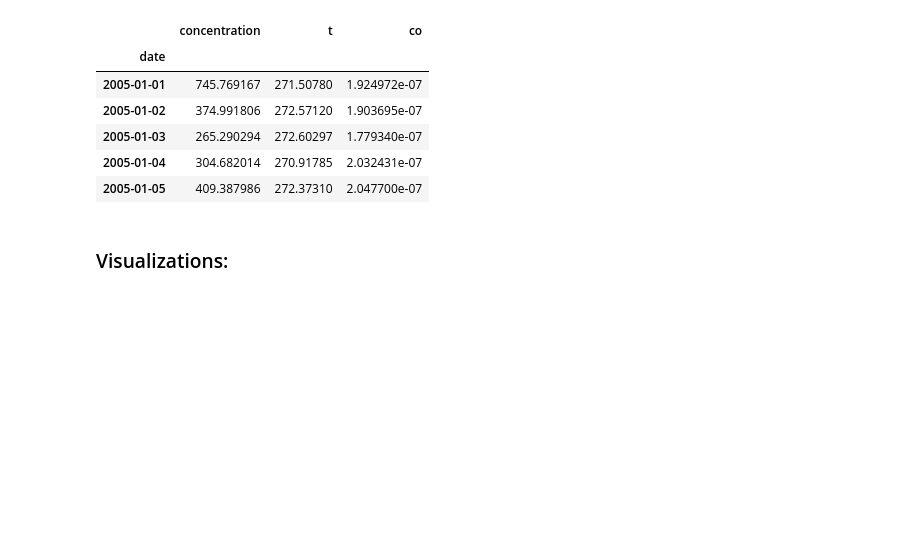
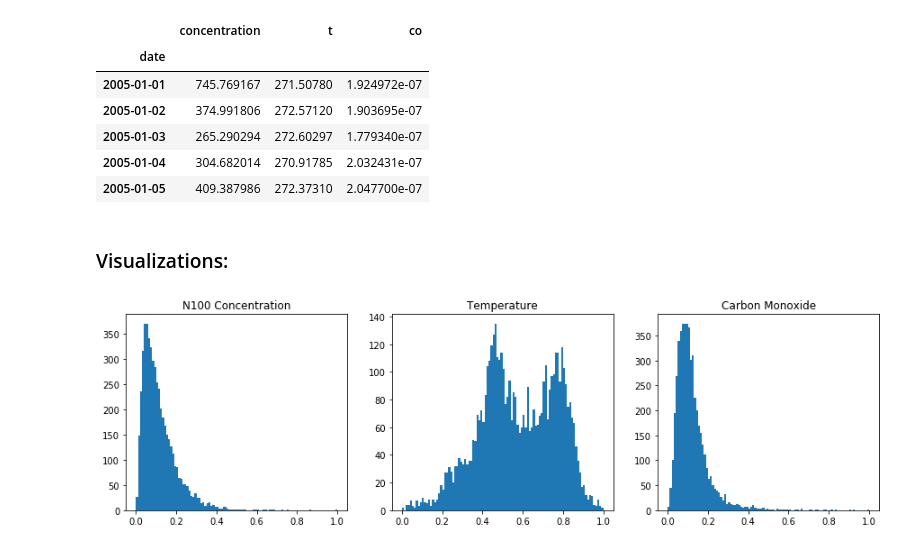
Before and after one commit to ellarauth/aerosol-modeling, a Jupyter notebook: notebooks/explore.ipynb, the cells around one changed output. Cells and saved outputs as stored; diff of their text form; code cells hidden in the pictures; blank space fills up the shorter version.

```diff
--- a/notebooks/explore.ipynb
+++ b/notebooks/explore.ipynb
@@ -67,2 +85,17 @@ df.head()
 # %% [markdown]
 ### Visualizations:
+# %%
+# plotting value distributions
+fig, ax = plt.subplots(1, 3)
+fig.set_figwidth(15)
+fig.set_figheight(4)
+
+ax[0].hist(df_scaled.concentration, bins=100)
+ax[1].hist(df_scaled.t, bins=100)
+ax[2].hist(df_scaled.co, bins=100)
+
+ax[0].set_title('N100 Concentration')
+ax[1].set_title('Temperature')
+ax[2].set_title('Carbon Monoxide');
+# %% [output]
+[figure, added]
```
Also changed, not shown: parts of 8 cells of this notebook.
